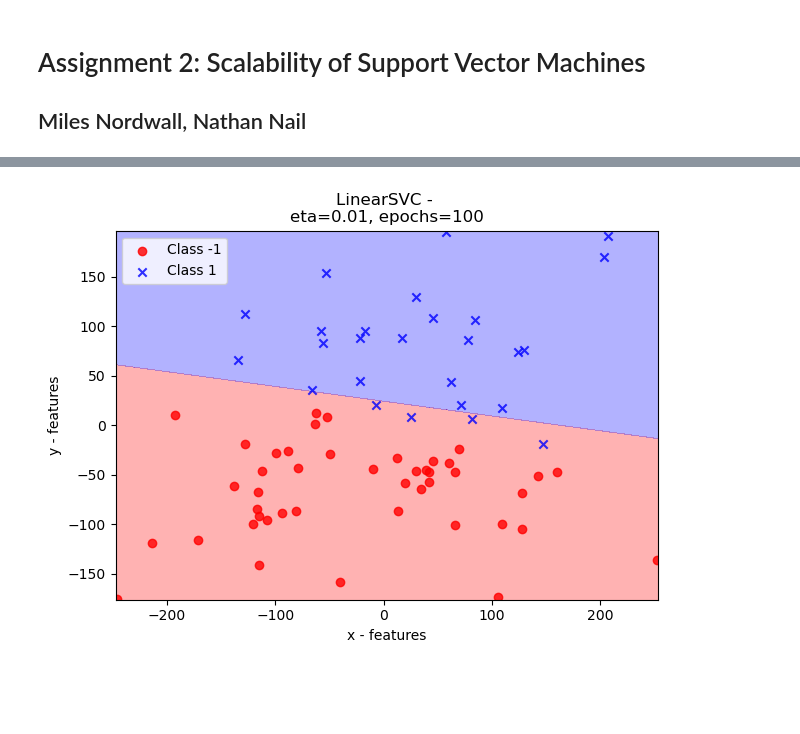
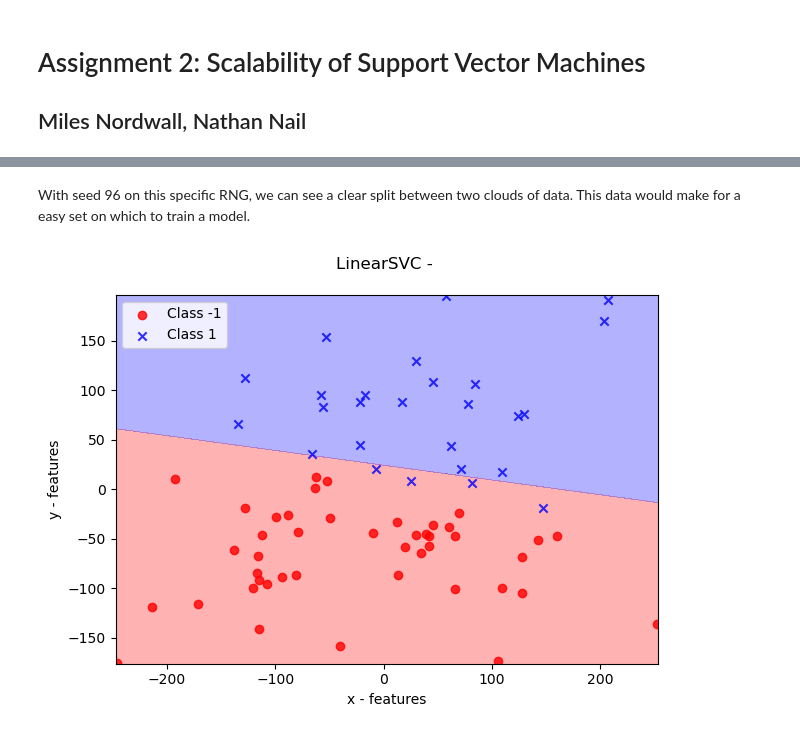
Before and after one commit to nnail0/429-hw2, a Jupyter notebook: linear_svc_mn.ipynb, the cells around one changed output, grey strips where cells are left out. Cells and saved outputs as stored; diff of their text form; code cells hidden in the pictures; blank space fills up the shorter version.

```diff
--- a/linear_svc_mn.ipynb
+++ b/linear_svc_mn.ipynb
@@ -6,6 +10,7 @@ import numpy as np
 from datetime import datetime
 # %%
 NUM_ITER = 100
-ETA = 0.01
+SEED = 96
+ETA = 0.001
 EPOCHS = 50
 # %% [markdown]
@@ -13,7 +18,7 @@ EPOCHS = 50
 # %%
 class LinearSVC(object):
     """
-    Linear Support Vector Classifier
+    Linear Support Vector Classifier with SGD
     Params:
     eta (float) : Learning rate (between 0.0 and 1.0)
     n_iter (int) : Number of passes over the training dataset.
@@ -49,7 +54,7 @@ class LinearSVC(object):
         c_n = C /X.shape[0]
 
         for _ in range(self.n_iter):
-
+            #shuffle for SGD
             X, y = self._shuffle(X, y)
             epoch_losses = []
 
@@ -66,6 +71,8 @@ class LinearSVC(object):
                 else: #case 2
                     gd = self.w_
                 epoch_losses.append(Li)
+
+                #update weights and bias
                 self.w_ += self.eta* (-gd)
                 self.b_ += self.eta* b_update
             avg_loss = np.mean(epoch_losses)
@@ -88,6 +95,7 @@ class LinearSVC(object):
     def _update_weights(self, xi, y):
         """Calculate hinge loss then apply GD to L wrt w_"""
         y_hat = self.net_input(xi)
+
         Li = np.max(0, 1 - (y*y_hat))
         loss = c_n * (Li + (0.5 * (self.w_.shape[0])^2))
         self.w_ += self.w_ + self.eta - loss
@@ -184,21 +225,21 @@ def plot_decision_regions(X, y, classifier, test_idx=None,
+# %% [markdown]
+With seed 96 on this specific RNG, we can see a clear split between two clouds of data. This data would make for a easy set on which to train a model.
 # %%
 #plotting the decision boundary found for linear svc on the Iris dataset
-svc = LinearSVC(n_iter=100, eta=0.001)
-X_train, X_test, Y_train, Y_test = make_classification(d=2,n=100,u=100,seed=96)
-
+svc = LinearSVC(n_iter=100, eta=ETA)
+X_train, X_test, Y_train, Y_test = make_classification(d=2,n=100,u=100,seed=SEED)
 
 svc_start = datetime.now()
 svc.fit(X_train, Y_train)
 svc_end = datetime.now()
 SVC_t = (svc_end - svc_start).total_seconds() *1000
 
 plot_decision_regions(X_train, Y_train, classifier=svc)
-plt.title(f'LinearSVC - \n'
-          f'eta={ETA}, epochs={NUM_ITER}')
+plt.title(f'LinearSVC - \n')
 plt.xlabel('x - features')
 plt.ylabel('y - features')
 plt.legend(loc='upper left')
 plt.tight_layout()
 plt.show()
 # %% [output]
-[figure, old version]
+[figure, new version]
```
Also changed, not shown: parts of 15 cells of this notebook.
